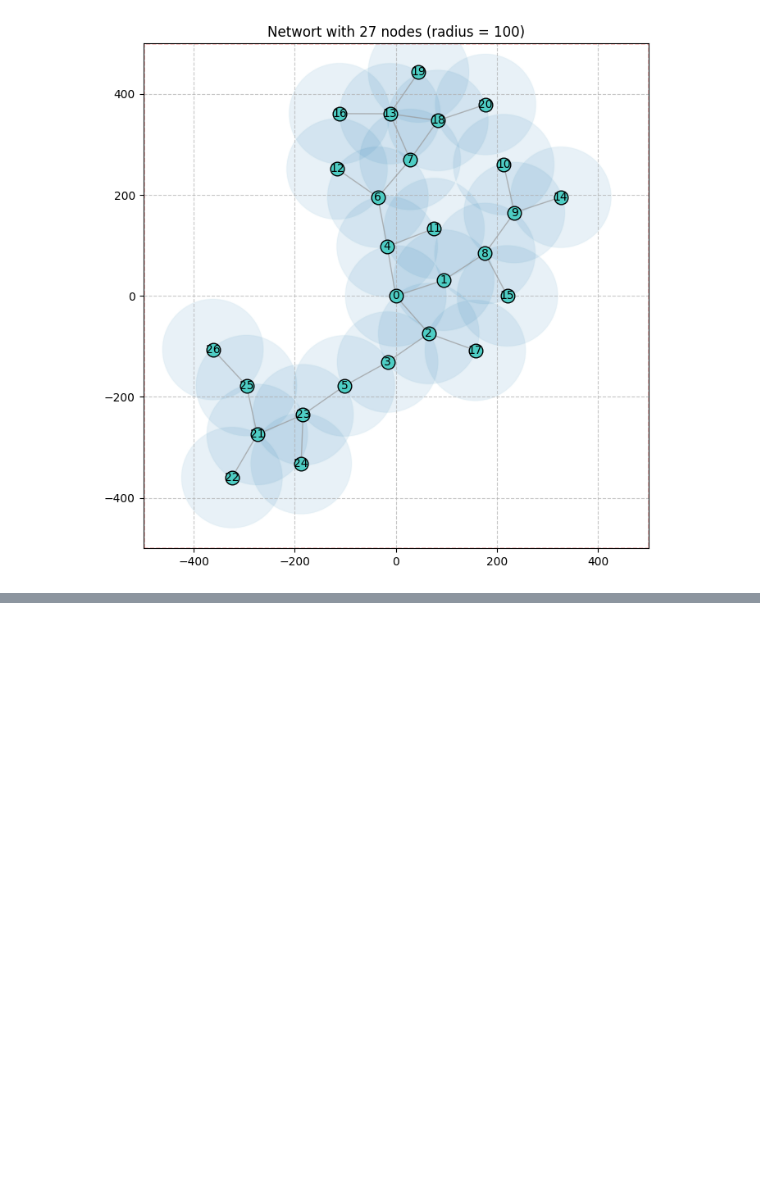
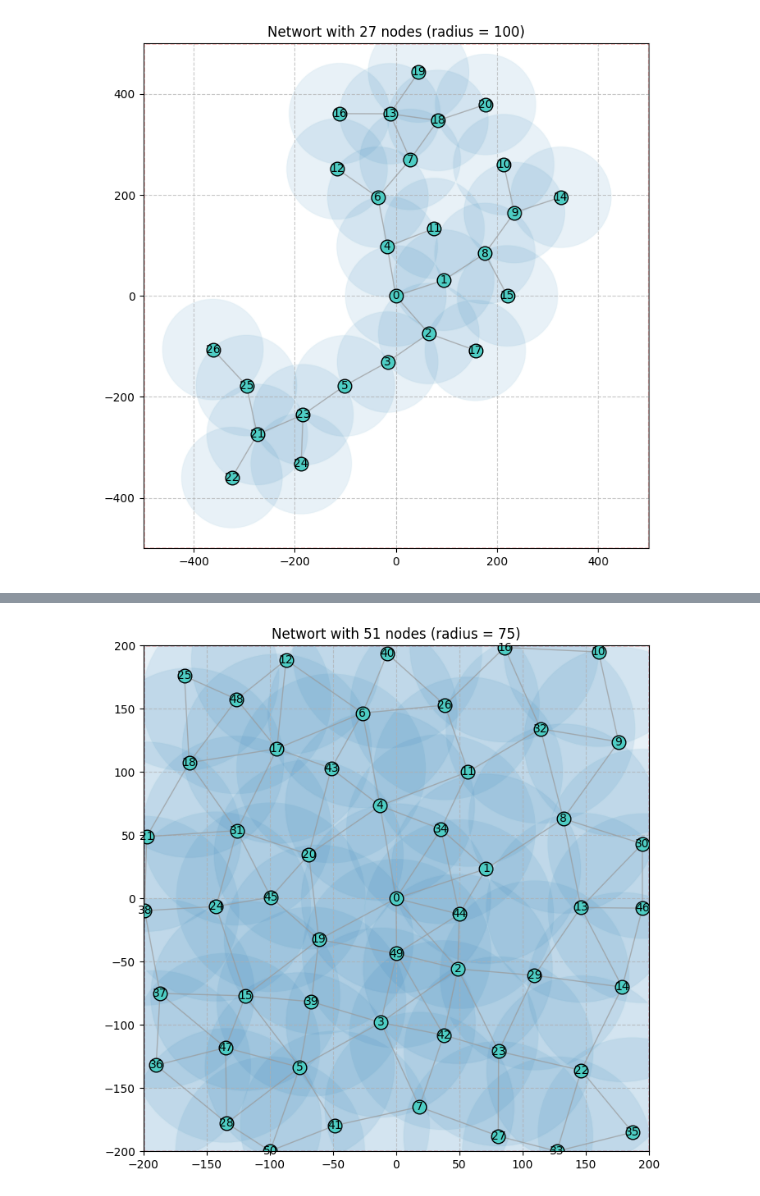
Before and after one commit to JunioCesarFerreira/simlab-algorithms, a Jupyter notebook: p1-init-and-repair.ipynb, the cells around one changed output, grey strips where cells are left out. Saved outputs shown, nothing was run; the diff lists cells and outputs as text; code cells hidden in the pictures; blank space fills up the shorter version.

```diff
--- a/p1-init-and-repair.ipynb
+++ b/p1-init-and-repair.ipynb
@@ -473,0 +488,14 @@ plot_network(Q, REGION, RADIUS)
+# %%
+REGION = (-200, -200, 200, 200)
+RADIUS = 75
+N1 = 50
+S1 = (0, 0)
+RNG = random.Random(42)
+
+p1 = continuous_network_gen(N1, REGION, RADIUS, S1, RNG)
+
+P = [S1] + p1
+
+plot_network(P, REGION, RADIUS)
+# %% [output]
+[figure, added]
```
Also changed, not shown: parts of 2 cells of this notebook, 5 other files.
